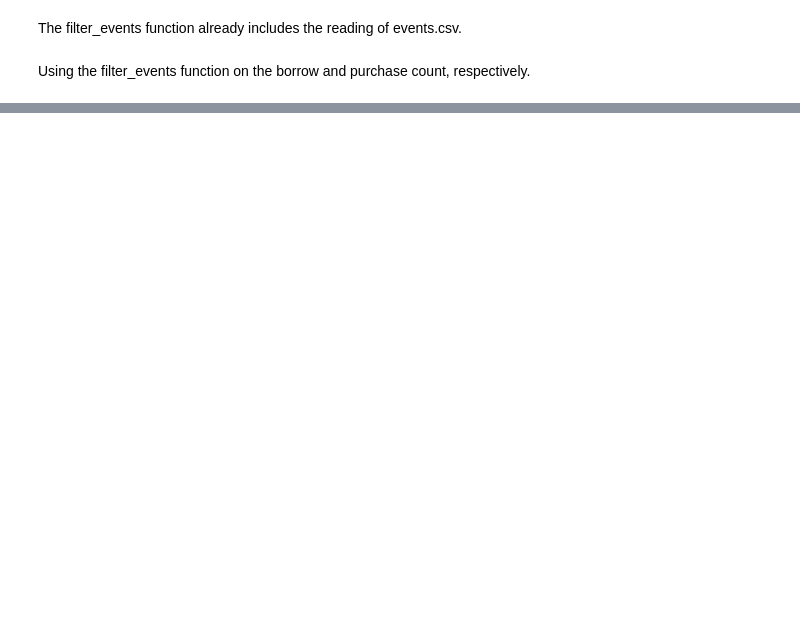
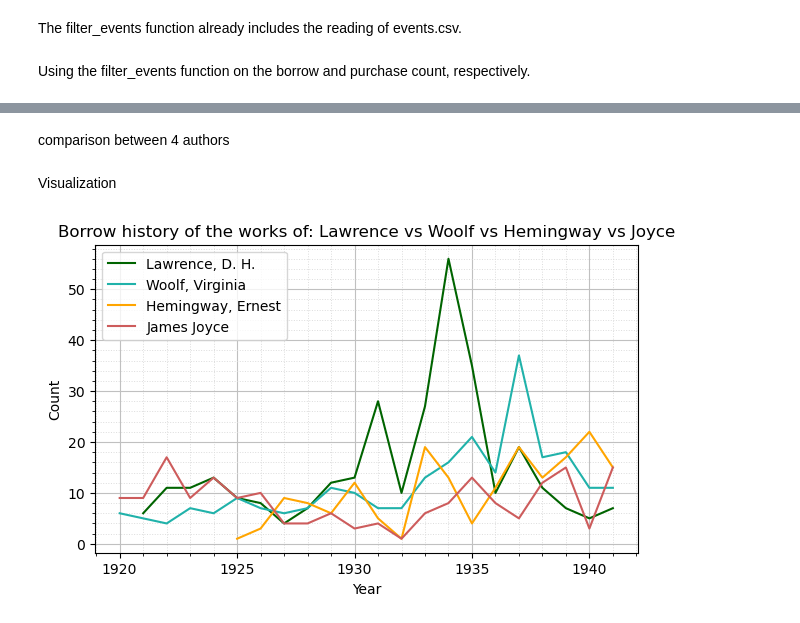
Before and after one commit to dittm/python-visualization, a Jupyter notebook: shakespeare.ipynb, the cells around one changed output, grey strips where cells are left out. Drawn from its saved outputs; the diff is of its cells as text; code cells hidden in the pictures; blank space fills up the shorter version.

```diff
--- a/shakespeare.ipynb
+++ b/shakespeare.ipynb
@@ -134 +150,3 @@ plot_barh('Faulkner books ranked by borrow count', 'borrow_count', 'Title', wf_b
+# %% [markdown]
+comparison between 4 authors
 # %%
@@ -138,18 +154,22 @@ dhl_count = filter_events('Borrow','Lawrence, D. H.')
 vw_count = filter_events('Borrow','Woolf, Virginia')
 eh_count = filter_events('Borrow','Hemingway, Ernest')
 jj_count = filter_events('Borrow','Joyce, James')
+# %% [markdown]
+Visualization
 # %%
-plt.figure(figsize=(10,6))
+plt.figure(figsize=(7,4))
 plt.plot(dhl_count.index, dhl_count.values, label='Lawrence, D. H.', color='darkgreen')
 plt.plot(vw_count.index, vw_count.values, label='Woolf, Virginia', color='lightseagreen')
 plt.plot(eh_count.index, eh_count.values, label='Hemingway, Ernest', color='orange')
 plt.plot(jj_count.index, jj_count.values, label='James Joyce', color='indianred')
 
 plt.xlabel('Year')
 plt.ylabel('Count')
 plt.title('Borrow history of the works of: Lawrence vs Woolf vs Hemingway vs Joyce')
 plt.legend()
 plt.grid(which='major', color='silver', linewidth=0.8)
 plt.grid(which='minor', color='gainsboro', linestyle=':', linewidth=0.7)
 plt.minorticks_on()
 plt.show()
+# %% [output]
+[figure, added]
```
Also changed, not shown: parts of 15 cells of this notebook.
